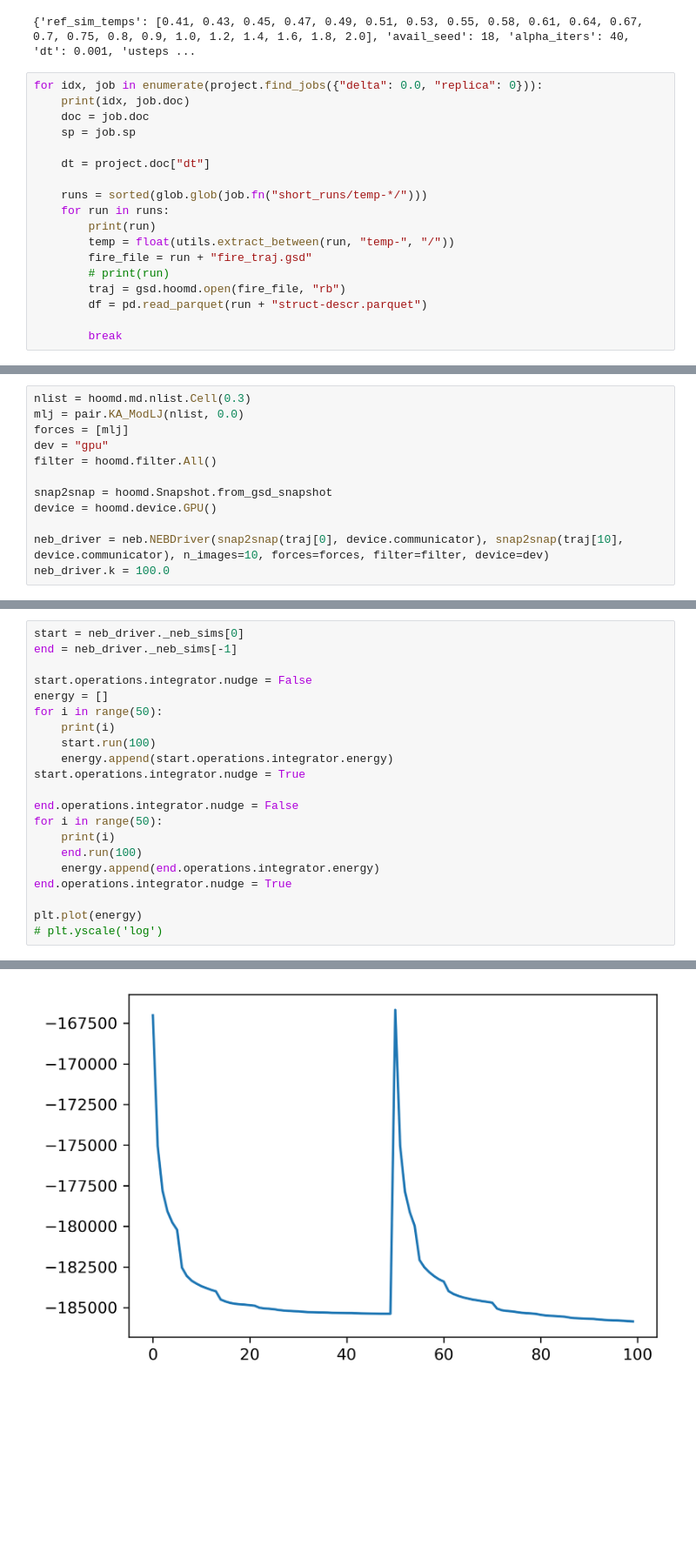
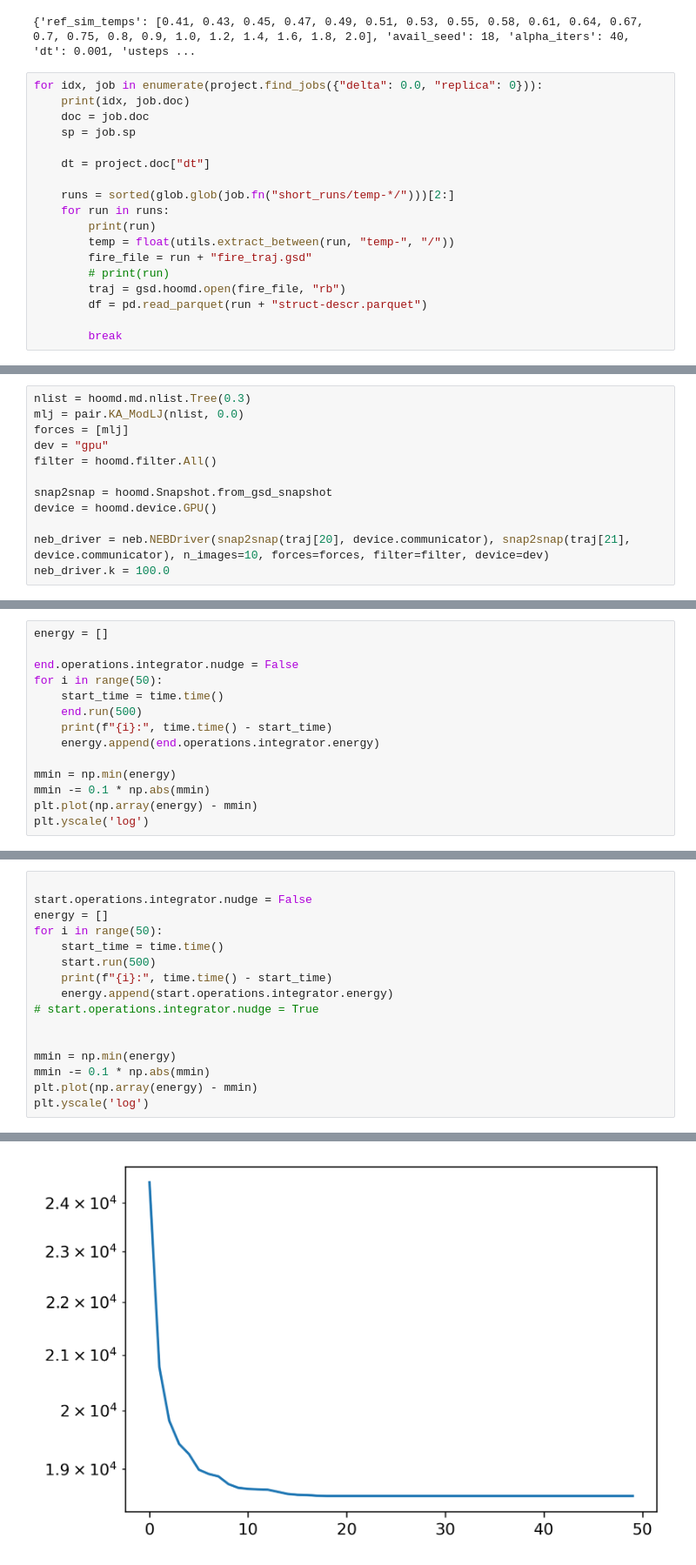
Before and after one commit to ianrgraham/monk, a Jupyter notebook: workflows/sc-states/mlj-production/111722-mlj-re-fire.ipynb, the cells around one changed output, grey strips where cells are left out. Shown at 87% size. Cells and saved outputs as stored; diff of their text form; blank space fills up the shorter version.

```diff
--- a/workflows/sc-states/mlj-production/111722-mlj-re-fire.ipynb
+++ b/workflows/sc-states/mlj-production/111722-mlj-re-fire.ipynb
@@ -69,7 +69,7 @@ for idx, job in enumerate(project.find_jobs({"delta": 0.0, "replica": 0})):
 
     dt = project.doc["dt"]
 
-    runs = sorted(glob.glob(job.fn("short_runs/temp-*/")))
+    runs = sorted(glob.glob(job.fn("short_runs/temp-*/")))[2:]
     for run in runs:
         print(run)
         temp = float(utils.extract_between(run, "temp-", "/"))
@@ -108,5 +85,5 @@ plt.xscale('log')
 # %%
-nlist = hoomd.md.nlist.Cell(0.3)
+nlist = hoomd.md.nlist.Tree(0.3)
 mlj = pair.KA_ModLJ(nlist, 0.0)
 forces = [mlj]
 dev = "gpu"
@@ -115,5 +92,5 @@ filter = hoomd.filter.All()
 snap2snap = hoomd.Snapshot.from_gsd_snapshot
 device = hoomd.device.GPU()
 
-neb_driver = neb.NEBDriver(snap2snap(traj[0], device.communicator), snap2snap(traj[10], device.communicator), n_images=10, forces=forces, filter=filter, device=dev)
+neb_driver = neb.NEBDriver(snap2snap(traj[20], device.communicator), snap2snap(traj[21], device.communicator), n_images=10, forces=forces, filter=filter, device=dev)
 neb_driver.k = 100.0
@@ -119,0 +100,14 @@ neb_driver.k = 100.0
+# %%
+energy = []
+
+end.operations.integrator.nudge = False
+for i in range(50):
+    start_time = time.time()
+    end.run(500)
+    print(f"{i}:", time.time() - start_time)
+    energy.append(end.operations.integrator.energy)
+
+mmin = np.min(energy)
+mmin -= 0.1 * np.abs(mmin)
+plt.plot(np.array(energy) - mmin)
+plt.yscale('log')
@@ -120,22 +133,17 @@ neb_driver.k = 100.0
 # %%
-start = neb_driver._neb_sims[0]
-end = neb_driver._neb_sims[-1]
 
 start.operations.integrator.nudge = False
 energy = []
 for i in range(50):
-    print(i)
-    start.run(100)
+    start_time = time.time()
+    start.run(500)
+    print(f"{i}:", time.time() - start_time)
     energy.append(start.operations.integrator.energy)
-start.operations.integrator.nudge = True
+# start.operations.integrator.nudge = True
 
-end.operations.integrator.nudge = False
-for i in range(50):
-    print(i)
-    end.run(100)
-    energy.append(end.operations.integrator.energy)
-end.operations.integrator.nudge = True
 
-plt.plot(energy)
-# plt.yscale('log')
+mmin = np.min(energy)
+mmin -= 0.1 * np.abs(mmin)
+plt.plot(np.array(energy) - mmin)
+plt.yscale('log')
 # %% [output]
@@ -160 +167 @@ plt.plot(energy)
-[figure, old version]
+[figure, new version]
```
Also changed, not shown: parts of 10 cells of this notebook, 4 other files.
